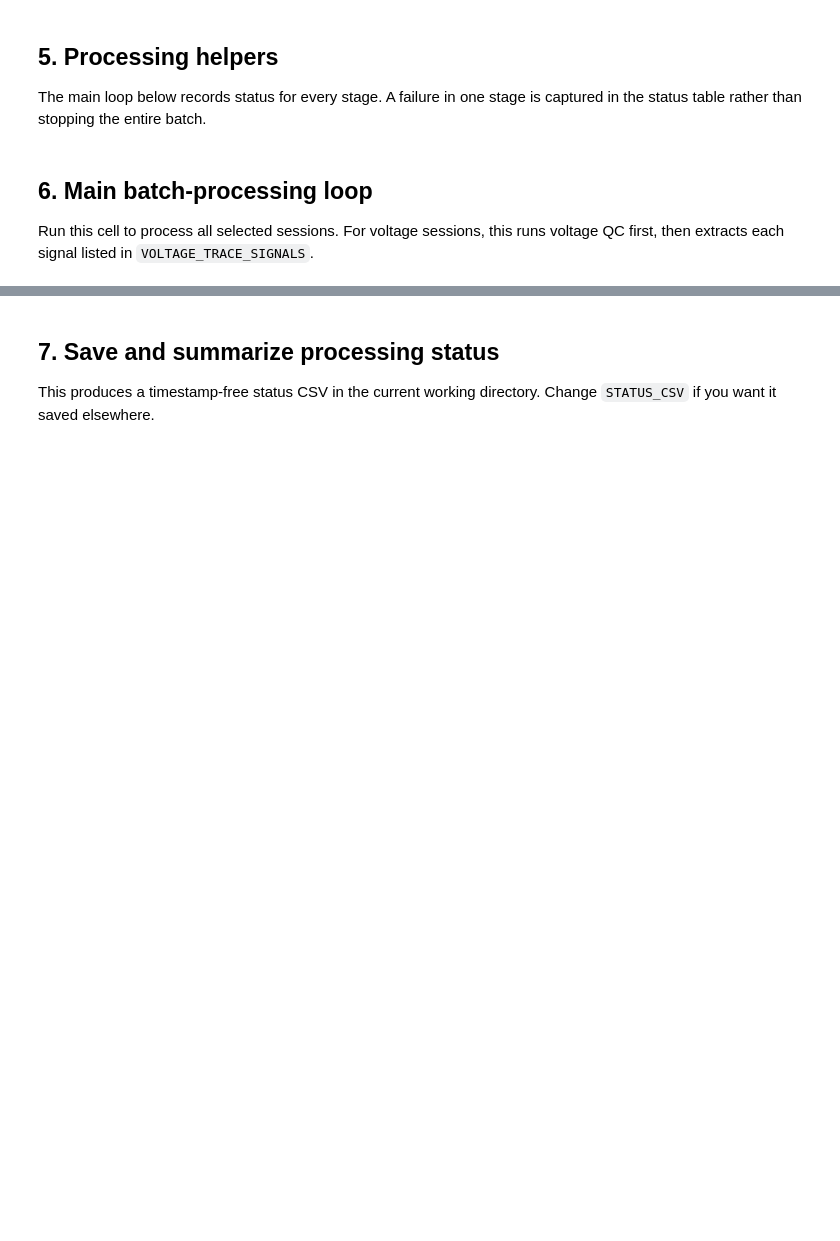
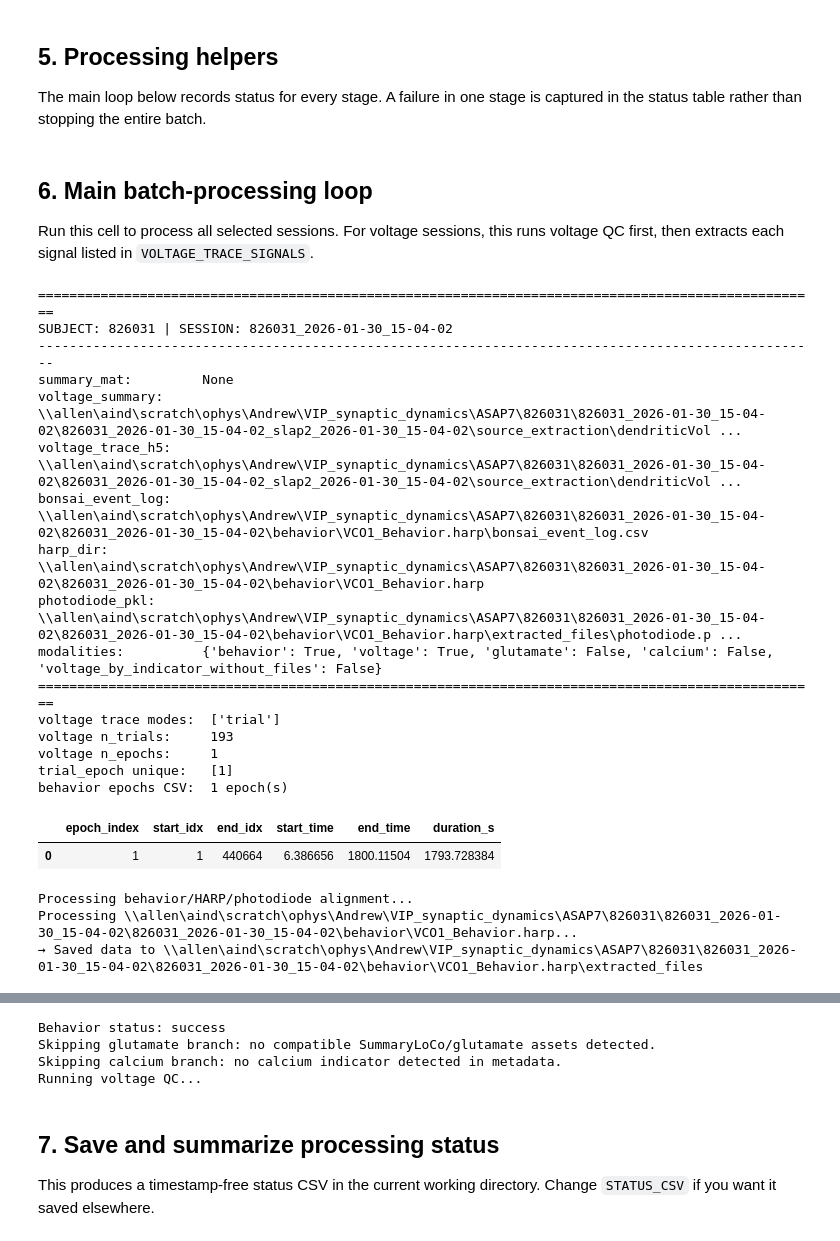
Before and after one commit to AMShelton/vip-slap2-analysis, a Jupyter notebook: notebooks/qc/VIP_SD_ProcessData_epochaware_voltage.ipynb, the cells around one changed output, grey strips where cells are left out. Saved outputs shown, nothing was run; the diff lists cells and outputs as text; code cells hidden in the pictures; blank space fills up the shorter version.

Commit message:
Updates to epoch-aware voltage processing pipeline

```diff
--- a/notebooks/qc/VIP_SD_ProcessData_epochaware_voltage.ipynb
+++ b/notebooks/qc/VIP_SD_ProcessData_epochaware_voltage.ipynb
@@ -87,7 +87,7 @@ OVERWRITE_QC = True
 OVERWRITE_EXTRACTION = True
 
 # Development controls for expensive steps.
-MAKE_PLOTS = True
+MAKE_PLOTS = False
 MAX_SESSION_MINUTES_CALCIUM = None       # e.g. 15 for development; None for full session
 MAX_TRIALS_FOR_VOLTAGE_QC = None        # e.g. 10 for development; None for full QC
 
@@ -455,7 +484,7 @@ Run this cell to process all selected sessions. For voltage sessions, this runs
 status_records = []
 results_by_session = {}
 
-for asset in assets:
+for asset in assets[:1]:
     print_asset_header(asset)
     asset.ensure_dirs()
     print_voltage_epoch_status(asset)
@@ -599,30 +628,52 @@ for asset in assets:
             results_by_session[session_key]["voltage_qc"] = stage["result"]
             append_record(status_records, asset, stage)
             print(f"Voltage QC status: {stage['status']}")
             if stage.get("error"):
                 print(stage["error"])
 
         if RUN_VOLTAGE_EXTRACTION:
             for trace_signal in VOLTAGE_TRACE_SIGNALS:
                 print(f"Extracting voltage responses: {trace_signal}...")
                 stage = run_stage(
                     f"voltage_extraction_{trace_signal}",
                     process_voltage_extraction,
                     asset,
                     trace_signal=trace_signal,
                     overwrite=OVERWRITE_EXTRACTION,
                     **voltage_extraction_kwargs_for_asset(asset),
                 )
                 results_by_session[session_key][f"voltage_extraction_{trace_signal}"] = stage["result"]
                 append_record(status_records, asset, stage, extra={"trace_signal": trace_signal})
                 print(f"Voltage extraction {trace_signal} status: {stage['status']}")
                 if stage.get("error"):
                     print(stage["error"])
     else:
         if modalities["voltage_by_indicator_without_files"]:
             print("Metadata suggests voltage indicator, but voltage summary/H5 files were not detected.")
         else:
             print("Skipping voltage branch: no voltage extraction assets detected.")
 
 status_df = pd.DataFrame(status_records)
 display(status_df)
+# %% [output]
+====================================================================================================
+SUBJECT: 826031 | SESSION: 826031_2026-01-30_15-04-02
+----------------------------------------------------------------------------------------------------
+summary_mat:         None
+voltage_summary:     \\allen\aind\scratch\ophys\Andrew\VIP_synaptic_dynamics\ASAP7\826031\826031_2026-01-30_15-04-02\826031_2026-01-30_15-04-02_slap2_2026-01-30_15-04-02\source_extraction\dendriticVol ...
+voltage_trace_h5:    \\allen\aind\scratch\ophys\Andrew\VIP_synaptic_dynamics\ASAP7\826031\826031_2026-01-30_15-04-02\826031_2026-01-30_15-04-02_slap2_2026-01-30_15-04-02\source_extraction\dendriticVol ...
+bonsai_event_log:    \\allen\aind\scratch\ophys\Andrew\VIP_synaptic_dynamics\ASAP7\826031\826031_2026-01-30_15-04-02\826031_2026-01-30_15-04-02\behavior\VCO1_Behavior.harp\bonsai_event_log.csv
+harp_dir:            \\allen\aind\scratch\ophys\Andrew\VIP_synaptic_dynamics\ASAP7\826031\826031_2026-01-30_15-04-02\826031_2026-01-30_15-04-02\behavior\VCO1_Behavior.harp
+photodiode_pkl:      \\allen\aind\scratch\ophys\Andrew\VIP_synaptic_dynamics\ASAP7\826031\826031_2026-01-30_15-04-02\826031_2026-01-30_15-04-02\behavior\VCO1_Behavior.harp\extracted_files\photodiode.p ...
+modalities:          {'behavior': True, 'voltage': True, 'glutamate': False, 'calcium': False, 'voltage_by_indicator_without_files': False}
+====================================================================================================
+voltage trace modes:  ['trial']
+voltage n_trials:     193
+voltage n_epochs:     1
+trial_epoch unique:   [1]
+behavior epochs CSV:  1 epoch(s)
+|  | epoch_index | start_idx | end_idx | start_time | end_time | duration_s |
+| 0 | 1 | 1 | 440664 | 6.386656 | 1800.11504 | 1793.728384 |
+Processing behavior/HARP/photodiode alignment...
+Processing \\allen\aind\scratch\ophys\Andrew\VIP_synaptic_dynamics\ASAP7\826031\826031_2026-01-30_15-04-02\826031_2026-01-30_15-04-02\behavior\VCO1_Behavior.harp...
+→ Saved data to \\allen\aind\scratch\ophys\Andrew\VIP_synaptic_dynamics\ASAP7\826031\826031_2026-01-30_15-04-02\826031_2026-01-30_15-04-02\behavior\VCO1_Behavior.harp\extracted_files
@@ -629,3 +684,7 @@ display(status_df)
+Behavior status: success
+Skipping glutamate branch: no compatible SummaryLoCo/glutamate assets detected.
+Skipping calcium branch: no calcium indicator detected in metadata.
+Running voltage QC...
 # %% [markdown]
 ## 7. Save and summarize processing status
 
```
Also changed, not shown: parts of 6 cells of this notebook, 1 other file.
